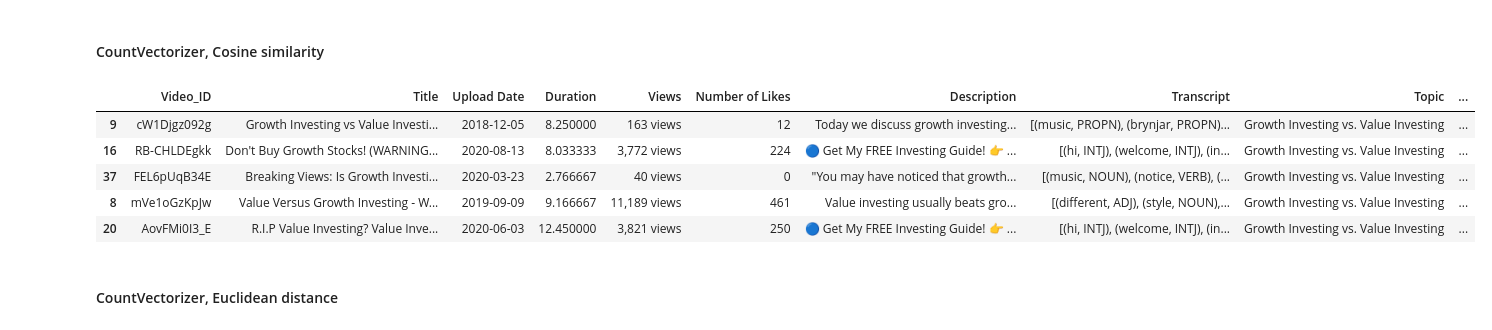
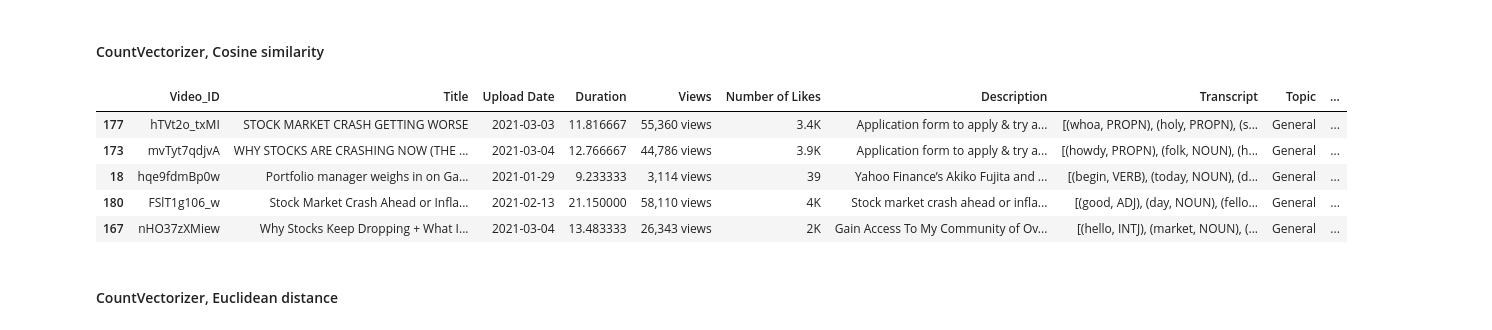
Before and after one commit to mkschoi/project5_youtube_recommender, a Jupyter notebook: Code/recommender_system.ipynb, the cells around one changed output. Saved outputs shown, nothing was run; the diff lists cells and outputs as text; code cells hidden in the pictures.

```diff
--- a/Code/recommender_system.ipynb
+++ b/Code/recommender_system.ipynb
@@ -11,4 +11,4 @@ from sklearn.feature_extraction.text import TfidfVectorizer, CountVectorizer
 %load_ext autoreload
 %autoreload 2
 # %%
-df_videos_cleaned_v10 = pickle.load(open('../Data/df_videos_cleaned_v10.pickle', 'rb'))
+df_videos_cleaned_v10 = pickle.load(open('../Data/df_videos_cleaned_v10.pickle', 'rb')).reset_index(drop=True)
@@ -139,15 +123,15 @@ X_tfidf_euclidean
 # %% [markdown]
 #### CountVectorizer, Cosine similarity
 # %%
-X_cv_cosine = follow_up_recommender('ViNvWPGsfP0', df_videos_filtered_test1, CountVectorizer, cosine_similarity)
+X_cv_cosine = follow_up_recommender('Q9egMIbTo0E', df_videos_filtered_test1, CountVectorizer, cosine_similarity)
 X_cv_cosine
 # %% [output]
 |  | Video_ID | Title | Upload Date | Duration | Views | Number of Likes | Description | Transcript | Topic | ... |
-| 9 | cW1Djgz092g | Growth Investing vs Value Investi... | 2018-12-05 | 8.250000 | 163 views | 12 | Today we discuss growth investing... | [(music, PROPN), (brynjar, PROPN)... | Growth Investing vs. Value Investing | ... |
-| 16 | RB-CHLDEgkk | Don't Buy Growth Stocks! (WARNING... | 2020-08-13 | 8.033333 | 3,772 views | 224 | 🔵 Get My FREE Investing Guide! 👉 ... | [(hi, INTJ), (welcome, INTJ), (in... | Growth Investing vs. Value Investing | ... |
-| 37 | FEL6pUqB34E | Breaking Views: Is Growth Investi... | 2020-03-23 | 2.766667 | 40 views | 0 | "You may have noticed that growth... | [(music, NOUN), (notice, VERB), (... | Growth Investing vs. Value Investing | ... |
-| 8 | mVe1oGzKpJw | Value Versus Growth Investing - W... | 2019-09-09 | 9.166667 | 11,189 views | 461 | Value investing usually beats gro... | [(different, ADJ), (style, NOUN),... | Growth Investing vs. Value Investing | ... |
-| 20 | AovFMi0I3_E | R.I.P Value Investing? Value Inve... | 2020-06-03 | 12.450000 | 3,821 views | 250 | 🔵 Get My FREE Investing Guide! 👉 ... | [(hi, INTJ), (welcome, INTJ), (in... | Growth Investing vs. Value Investing | ... |
+| 177 | hTVt2o_txMI | STOCK MARKET CRASH GETTING WORSE | 2021-03-03 | 11.816667 | 55,360 views | 3.4K | Application form to apply & try a... | [(whoa, PROPN), (holy, PROPN), (s... | General | ... |
+| 173 | mvTyt7qdjvA | WHY STOCKS ARE CRASHING NOW (THE ... | 2021-03-04 | 12.766667 | 44,786 views | 3.9K | Application form to apply & try a... | [(howdy, PROPN), (folk, NOUN), (h... | General | ... |
+| 18 | hqe9fdmBp0w | Portfolio manager weighs in on Ga... | 2021-01-29 | 9.233333 | 3,114 views | 39 | Yahoo Finance’s Akiko Fujita and ... | [(begin, VERB), (today, NOUN), (d... | General | ... |
+| 180 | FSlT1g106_w | Stock Market Crash Ahead or Infla... | 2021-02-13 | 21.150000 | 58,110 views | 4K | Stock market crash ahead or infla... | [(good, ADJ), (day, NOUN), (fello... | General | ... |
+| 167 | nHO37zXMiew | Why Stocks Keep Dropping + What I... | 2021-03-04 | 13.483333 | 26,343 views | 2K | Gain Access To My Community of Ov... | [(hello, INTJ), (market, NOUN), (... | General | ... |
 # %% [markdown]
 #### CountVectorizer, Euclidean distance
 # %%
```
Also changed, not shown: parts of 5 cells of this notebook, 4 other files.
